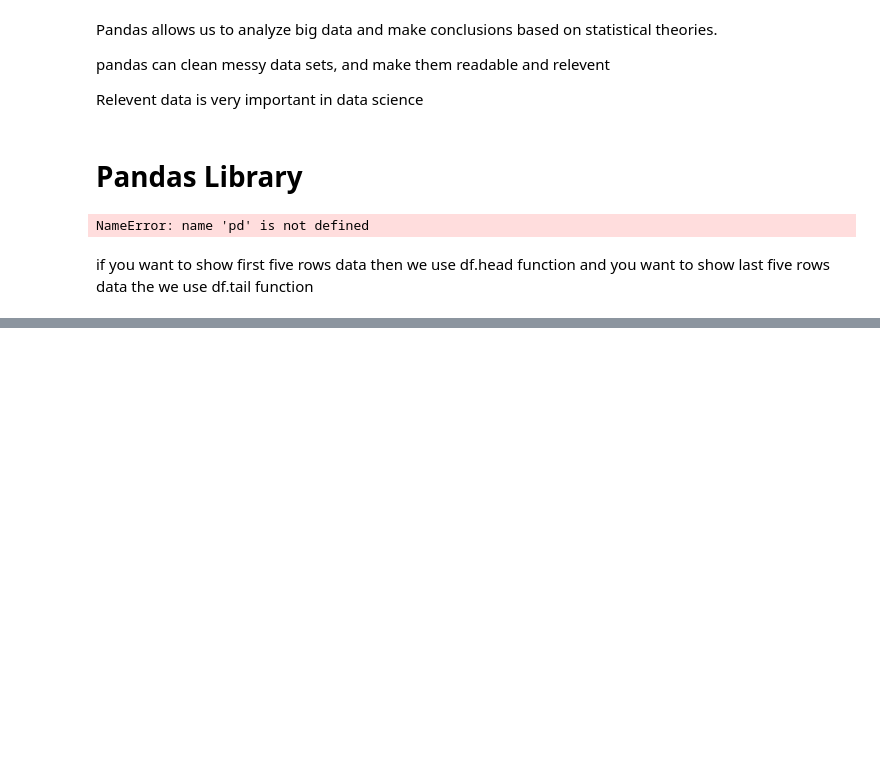
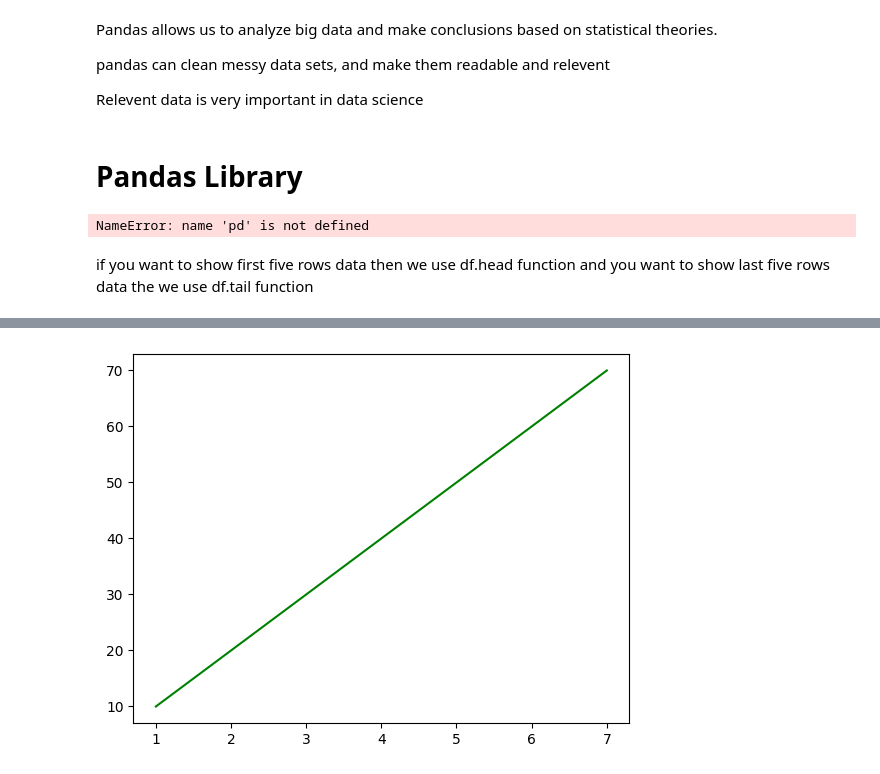
Before and after one commit to AnilUpad/anil-complete-python-, a Jupyter notebook: anil_complete_python_cource.ipynb, the cells around one changed output, grey strips where cells are left out. Saved outputs shown, nothing was run; the diff lists cells and outputs as text; code cells hidden in the pictures; blank space fills up the shorter version.

```diff
--- a/anil_complete_python_cource.ipynb
+++ b/anil_complete_python_cource.ipynb
@@ -2041,0 +2111,8 @@ if you want to show first five rows data then we use df.head function and you wa
+# %%
+x = [1,2,3,4,5,6,7]
+y = [10,20,30,40,50,60,70]
+c = 'g'
+plt.plot(x,y,c)
+plt.show()
+# %% [output]
+[figure, added]
```
Also changed, not shown: parts of 21 cells of this notebook.
